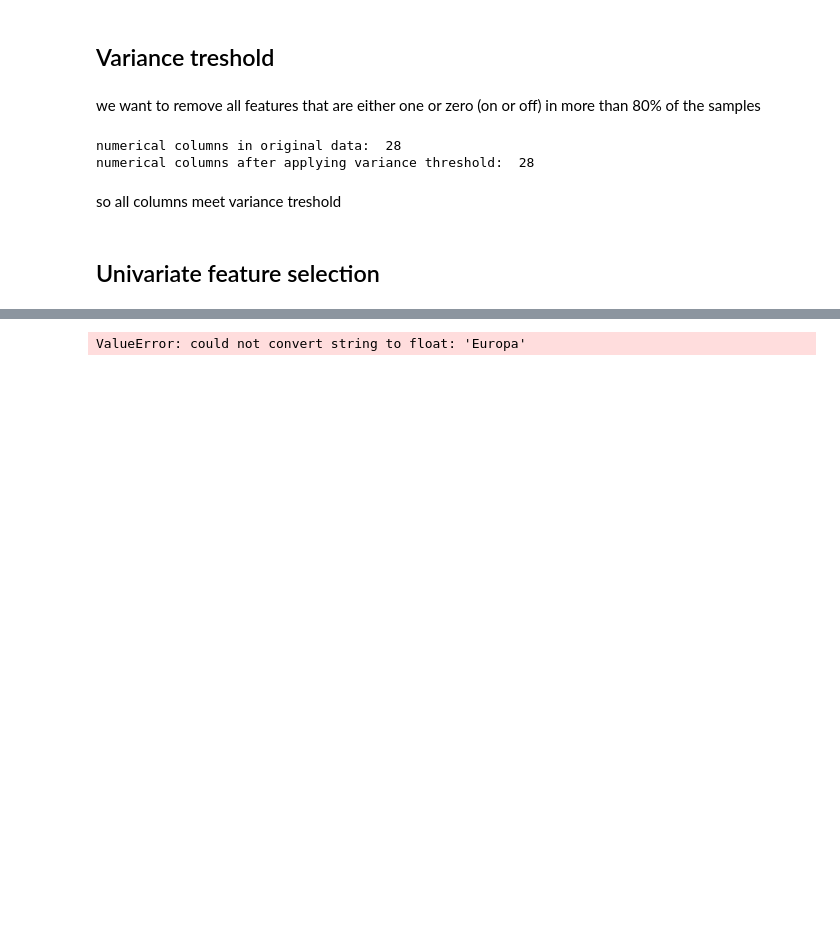
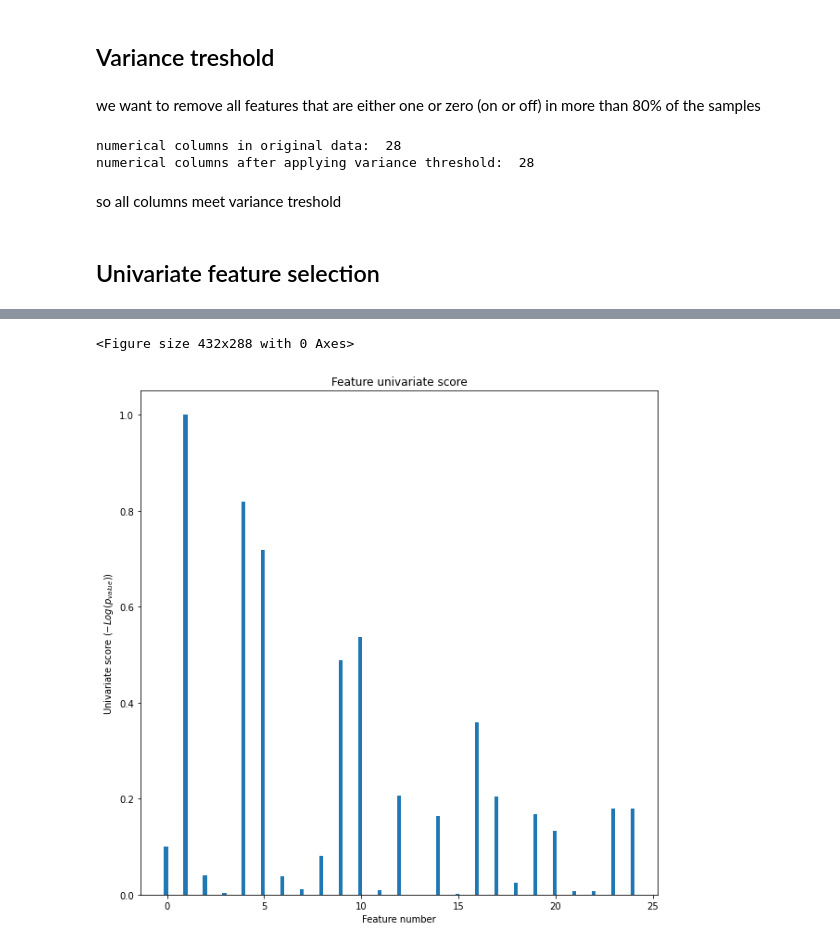
Before and after one commit to taaha/Classification-Spaceship-Titanic, a Jupyter notebook: classification-spaceship-titanic.ipynb, the cells around one changed output, grey strips where cells are left out. Drawn from its saved outputs; the diff is of its cells as text; code cells hidden in the pictures; blank space fills up the shorter version.

Commit message:
Kaggle Notebook | Classification_Spaceship_Titanic | Version 12

```diff
--- a/classification-spaceship-titanic.ipynb
+++ b/classification-spaceship-titanic.ipynb
@@ -205,3 +203,7 @@ data=mode_imputer.transform(data)
 {'HomePlanet': 'Earth', 'CryoSleep': False, 'Destination': 'TRAPPIST-1e', 'VIP': False, 'Cabin_deck': 'F', 'Cabin_side': 'S', 'firstname': 'Idace', 'last_name': 'Casonston'}
 # %%
 data['Cabin_no.'] = pd.to_numeric(data['Cabin_no.'])
+# %%
+data['CryoSleep'] = pd.to_numeric(data['CryoSleep'])
+# %%
+data['VIP'] = pd.to_numeric(data['VIP'])
@@ -396,0 +422,3 @@ dtype: object
+# %%
+data = data.drop(['firstname', 'last_name'], axis=1)
+data.columns
@@ -464,20 +523,25 @@ Name: Transported, dtype: bool
 # %%
 from sklearn.feature_selection import SelectKBest, f_classif
 
-selector = SelectKBest(f_classif, k=4)
-selector.fit(X, y)
+numerics = ['int16', 'int32', 'int64', 'float16', 'float32', 'float64', 'uint8']
+temp = X.select_dtypes(include=numerics)
+
+selector = SelectKBest(f_classif, k=20)
+selector.fit(temp, y)
 scores = -np.log10(selector.pvalues_)
 scores /= scores.max()
 
 import matplotlib.pyplot as plt
 
-X_indices = np.arange(X.shape[-1])
+X_indices = np.arange(temp.shape[-1])
 plt.figure(1)
+plt.figure(figsize=(10, 10))
 plt.clf()
 plt.bar(X_indices - 0.05, scores, width=0.2)
 plt.title("Feature univariate score")
 plt.xlabel("Feature number")
 plt.ylabel(r"Univariate score ($-Log(p_{value})$)")
 plt.show()
 # %% [output]
-ValueError: could not convert string to float: 'Europa'
+<Figure size 432x288 with 0 Axes>
+[figure, added]
```
Also changed, not shown: parts of 10 cells of this notebook.
